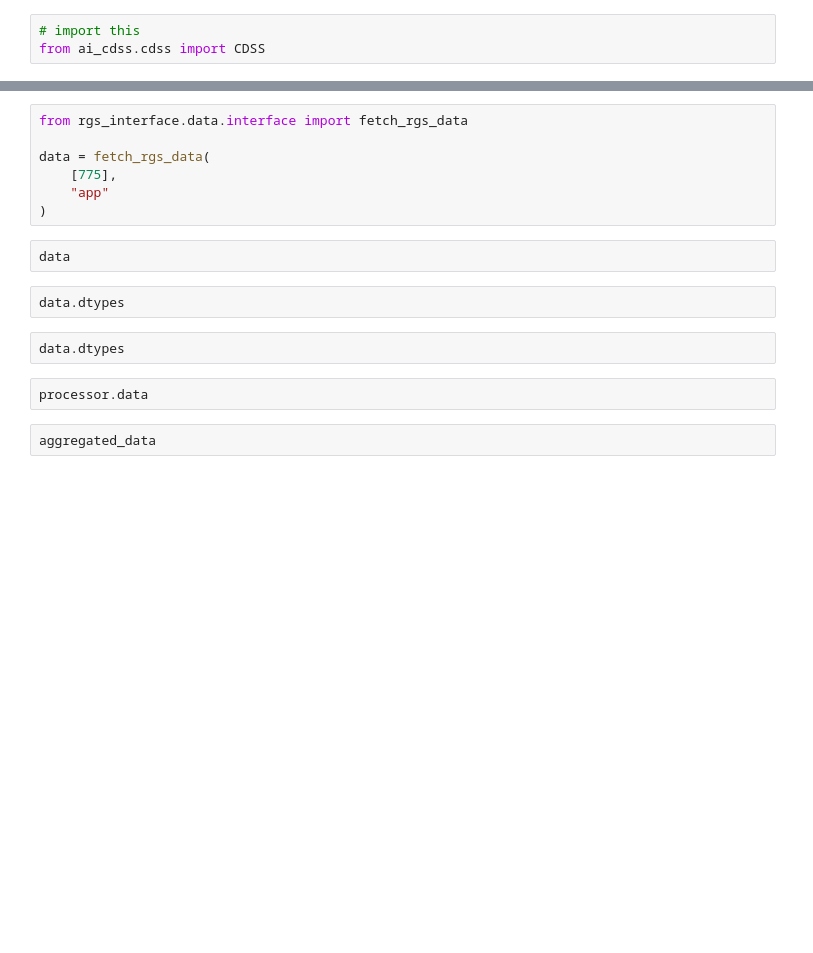
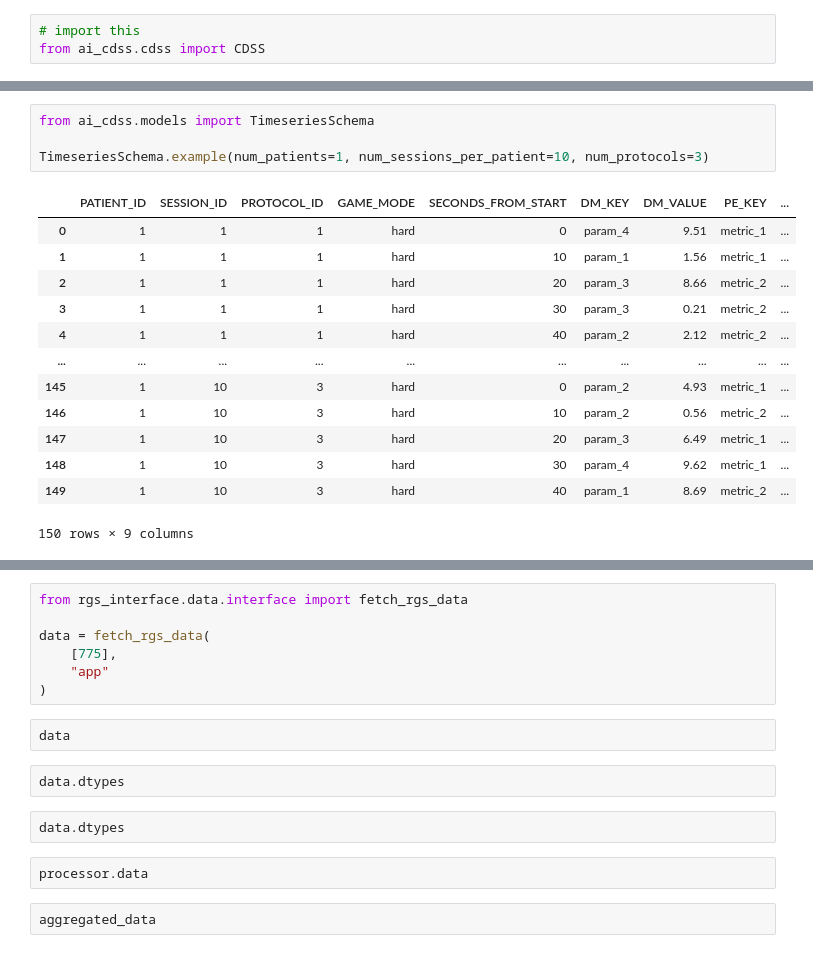
Before and after one commit to dabadav/ai-cdss, a Jupyter notebook: notebooks/simplify.ipynb, the cells around one changed output, grey strips where cells are left out. Saved outputs shown, nothing was run; the diff lists cells and outputs as text; blank space fills up the shorter version.

```diff
--- a/notebooks/simplify.ipynb
+++ b/notebooks/simplify.ipynb
@@ -36,2 +58,20 @@ Database engine closed
+# %%
+from ai_cdss.models import TimeseriesSchema
+
+TimeseriesSchema.example(num_patients=1, num_sessions_per_patient=10, num_protocols=3)
+# %% [output]
+|  | PATIENT_ID | SESSION_ID | PROTOCOL_ID | GAME_MODE | SECONDS_FROM_START | DM_KEY | DM_VALUE | PE_KEY | ... |
+| 0 | 1 | 1 | 1 | hard | 0 | param_4 | 9.51 | metric_1 | ... |
+| 1 | 1 | 1 | 1 | hard | 10 | param_1 | 1.56 | metric_1 | ... |
+| 2 | 1 | 1 | 1 | hard | 20 | param_3 | 8.66 | metric_2 | ... |
+| 3 | 1 | 1 | 1 | hard | 30 | param_3 | 0.21 | metric_2 | ... |
+| 4 | 1 | 1 | 1 | hard | 40 | param_2 | 2.12 | metric_2 | ... |
+| ... | ... | ... | ... | ... | ... | ... | ... | ... | ... |
+| 145 | 1 | 10 | 3 | hard | 0 | param_2 | 4.93 | metric_1 | ... |
+| 146 | 1 | 10 | 3 | hard | 10 | param_2 | 0.56 | metric_2 | ... |
+| 147 | 1 | 10 | 3 | hard | 20 | param_3 | 6.49 | metric_1 | ... |
+| 148 | 1 | 10 | 3 | hard | 30 | param_4 | 9.62 | metric_1 | ... |
+| 149 | 1 | 10 | 3 | hard | 40 | param_1 | 8.69 | metric_2 | ... |
+150 rows × 9 columns
 # %%
 data.groupby(["PATIENT_ID","PRESCRIPTION_ID", "PROTOCOL_ID"])[["WEEKDAY_INDEX","PRESCRIPTION_ENDING_DATE"]].last()
```
Also changed, not shown: parts of 9 cells of this notebook, 13 other files.
